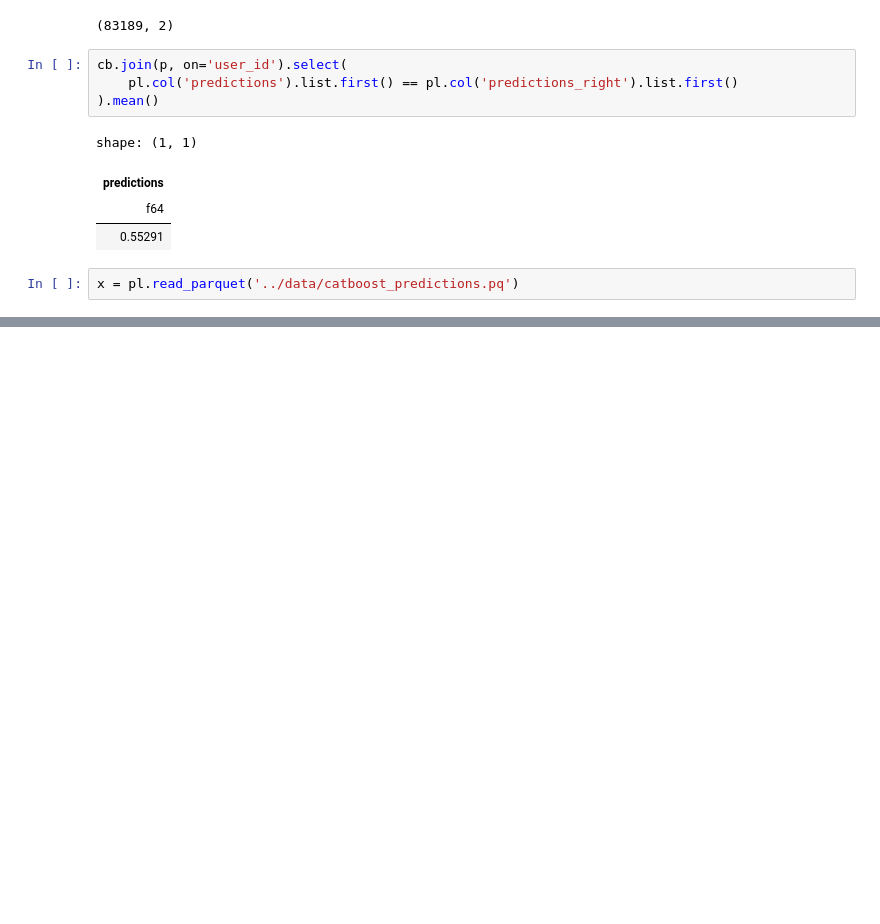
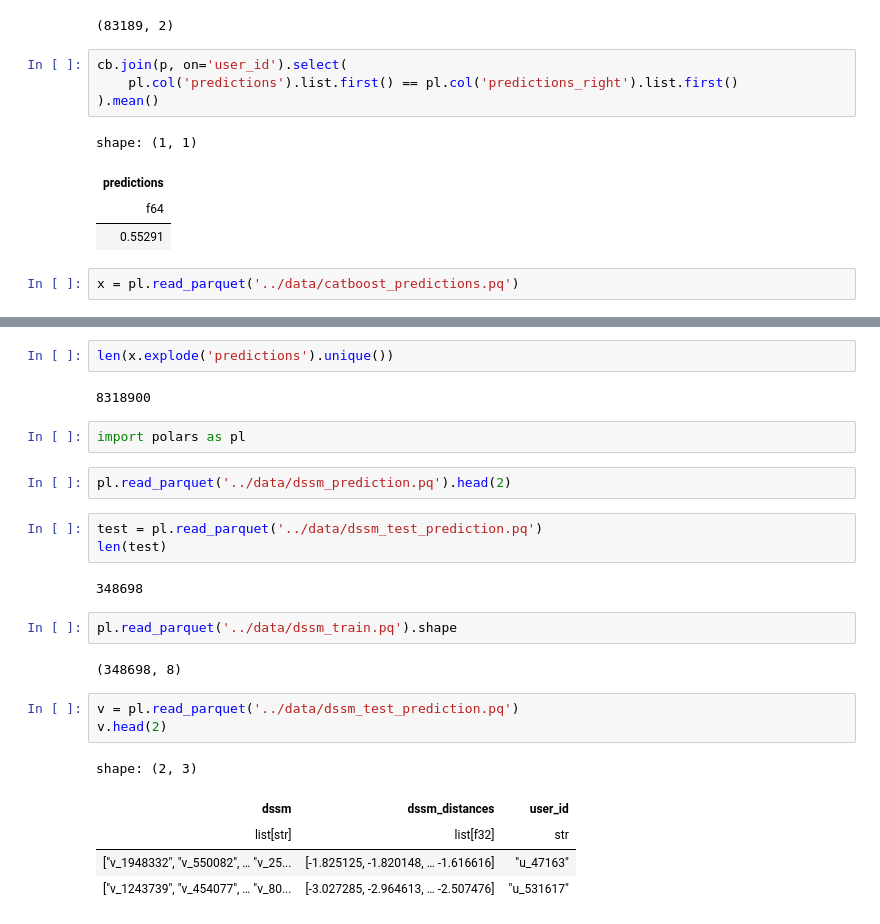
Before and after one commit to roma1n/hh-recsys-cometition, a Jupyter notebook: notebooks/model_application.ipynb, the cells around one changed output, grey strips where cells are left out. Drawn from its saved outputs; the diff is of its cells as text; blank space fills up the shorter version.

```diff
--- a/notebooks/model_application.ipynb
+++ b/notebooks/model_application.ipynb
@@ -967,0 +976,26 @@ shape: (1, 1)
+# %%
+len(x.explode('predictions').unique())
+# %% [output]
+8318900
+# %%
+import polars as pl
+# %%
+pl.read_parquet('../data/dssm_prediction.pq').head(2)
+# %%
+test = pl.read_parquet('../data/dssm_test_prediction.pq')
+len(test)
+# %% [output]
+348698
+# %%
+pl.read_parquet('../data/dssm_train.pq').shape
+# %% [output]
+(348698, 8)
+# %%
+v = pl.read_parquet('../data/dssm_test_prediction.pq')
+v.head(2)
+# %% [output]
+shape: (2, 3)
+| dssm | dssm_distances | user_id |
+| list[str] | list[f32] | str |
+| ["v_1948332", "v_550082", … "v_25... | [-1.825125, -1.820148, … -1.616616] | "u_47163" |
+| ["v_1243739", "v_454077", … "v_80... | [-3.027285, -2.964613, … -2.507476] | "u_531617" |
```
Also changed, not shown: parts of 5 cells of this notebook, 9 other files.
